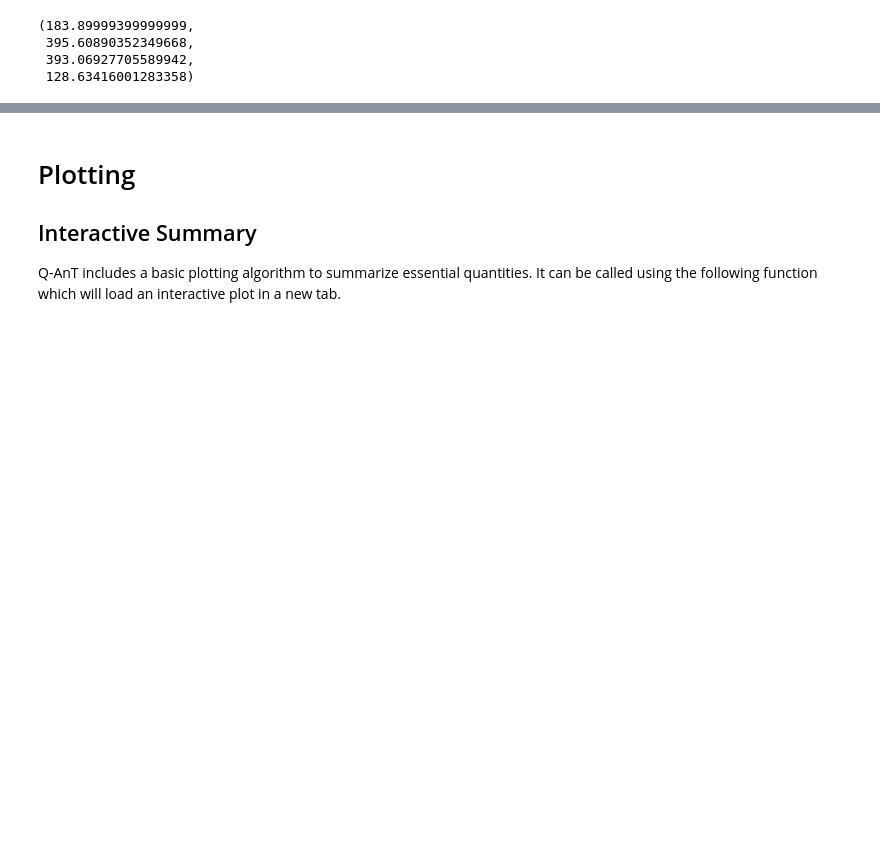
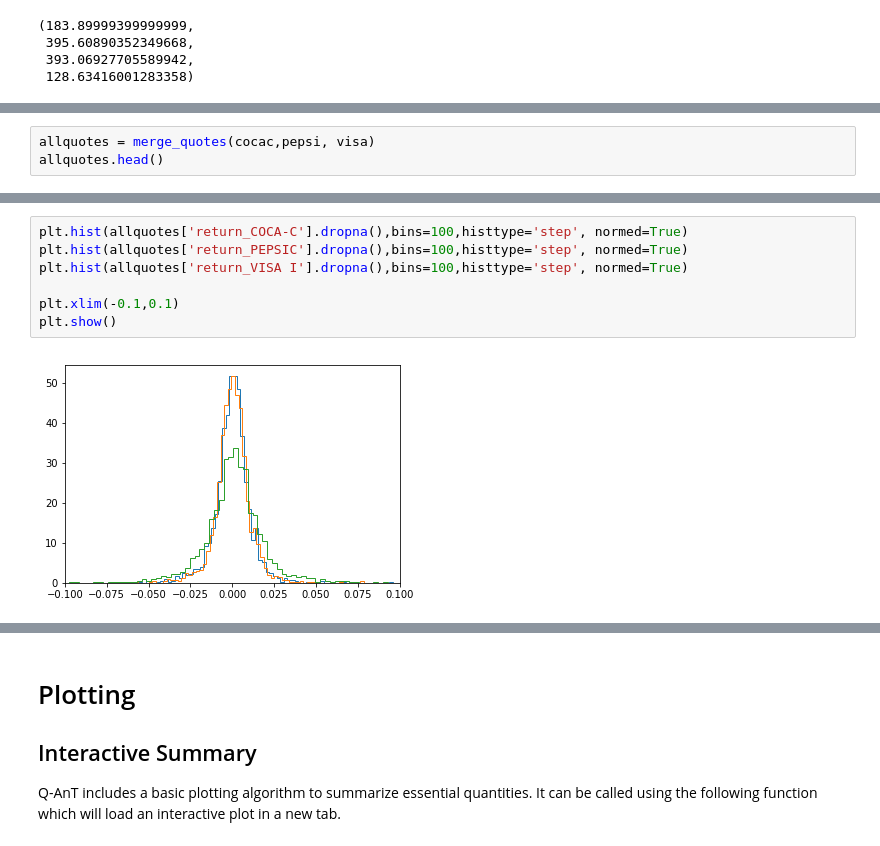
Before and after one commit to phermes/quant, a Jupyter notebook: manual.ipynb, the cells around one changed output, grey strips where cells are left out. Cells and saved outputs as stored; diff of their text form; blank space fills up the shorter version.

```diff
--- a/manual.ipynb
+++ b/manual.ipynb
@@ -187,0 +246,3 @@ s.price, s.fairprice_low, s.fairprice_high, s.fairprice_pe
+# %%
+allquotes = merge_quotes(cocac,pepsi, visa)
+allquotes.head()
@@ -187,0 +256,9 @@ s.price, s.fairprice_low, s.fairprice_high, s.fairprice_pe
+# %%
+plt.hist(allquotes['return_COCA-C'].dropna(),bins=100,histtype='step', normed=True)
+plt.hist(allquotes['return_PEPSIC'].dropna(),bins=100,histtype='step', normed=True)
+plt.hist(allquotes['return_VISA I'].dropna(),bins=100,histtype='step', normed=True)
+
+plt.xlim(-0.1,0.1)
+plt.show()
+# %% [output]
+[figure, added]
```
Also changed, not shown: parts of 59 cells of this notebook, 3 other files.
